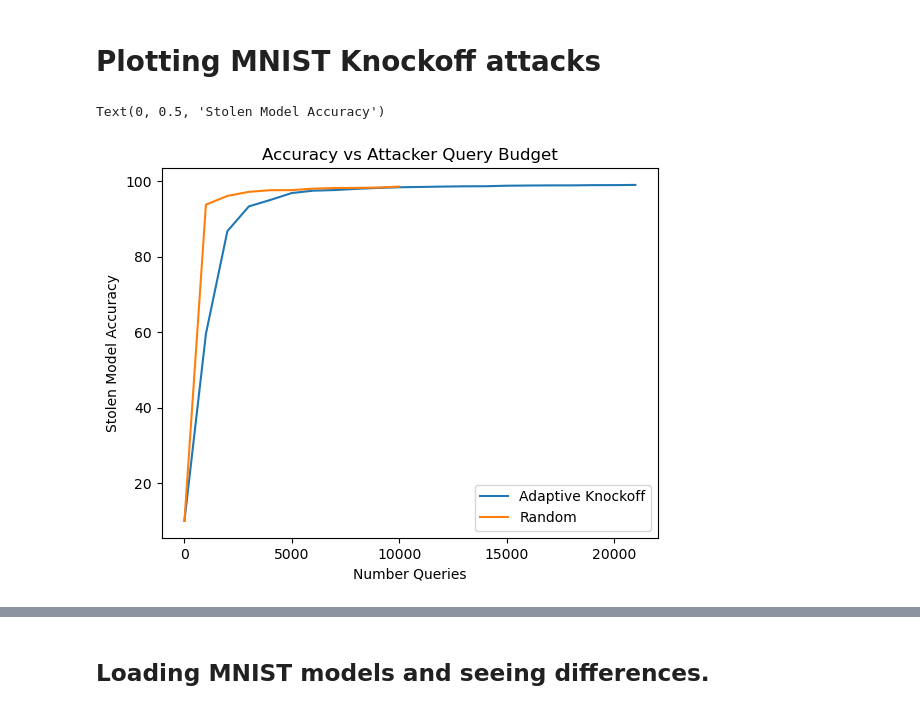
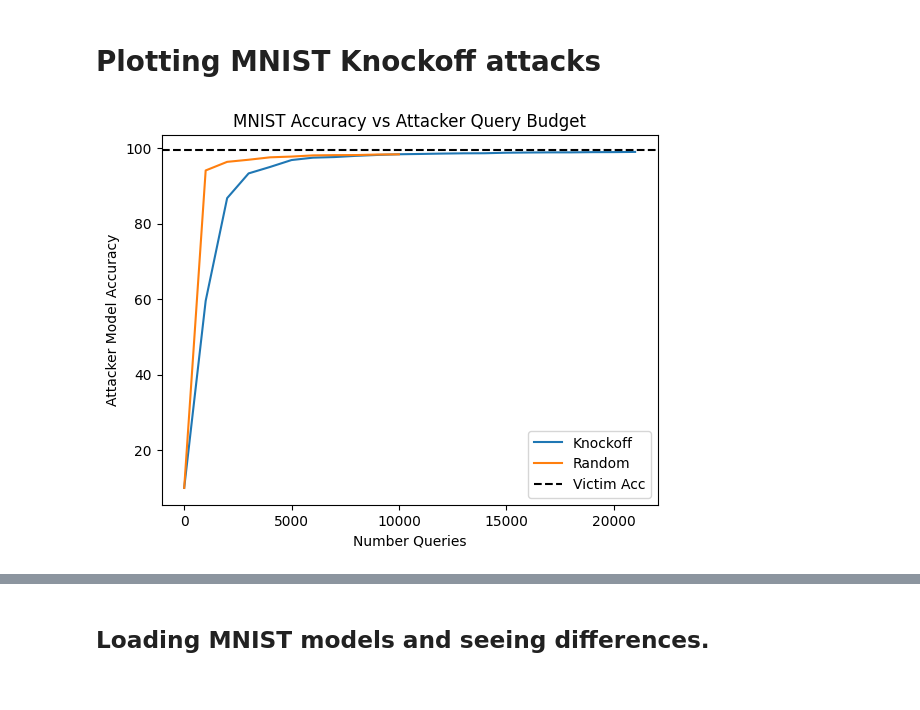
Before and after one commit to scwyllie/CSC413-Project, a Jupyter notebook: plotting_mstealing.ipynb, the cells around one changed output, grey strips where cells are left out. Cells and saved outputs as stored; diff of their text form; code cells hidden in the pictures.

Commit message:
images

```diff
--- a/plotting_mstealing.ipynb
+++ b/plotting_mstealing.ipynb
@@ -13,18 +14,19 @@ import torch.nn.functional as F
 # %% [markdown]
 # Plotting MNIST Knockoff attacks
 # %%
-random_mnist_acc_path = '../random-extract/adaptive-model/mnist/MnistNetPate/1-models/random/log_raw_acc_PATE_cost_random.txt'
+random_mnist_acc_path = './random-extract/adaptive-model/mnist/MnistNetPate/1-models/random/log_raw_acc_PATE_cost_random.txt'
 random_mnist_acc = pd.read_csv(random_mnist_acc_path)
 # %%
-knockoff_mnist_acc_path = '../model-extraction-iclr/adaptive-model/mnist_imagenet/MnistNetPate/1-models/knockoff/log_raw_acc_PATE_cost_knockoff.txt'
+knockoff_mnist_acc_path = './knockoff-extract/adaptive-model/mnist_imagenet/MnistNetPate/1-models/knockoff/log_raw_acc_PATE_cost_knockoff.txt'
 knockoff_mnist_acc = pd.read_csv(knockoff_mnist_acc_path)
 # %%
-plt.plot(knockoff_mnist_acc['queries'], knockoff_mnist_acc['accuracy'], label='Adaptive Knockoff')
+plt.plot(knockoff_mnist_acc['queries'], knockoff_mnist_acc['accuracy'], label='Knockoff')
 plt.plot(random_mnist_acc['queries'], random_mnist_acc['accuracy'], label='Random')
+plt.axhline(99.39, color='black', linestyle='--', label='Victim Acc')
 plt.legend()
-plt.title("Accuracy vs Attacker Query Budget")
+plt.title("MNIST Accuracy vs Attacker Query Budget")
 plt.xlabel('Number Queries')
-plt.ylabel('Stolen Model Accuracy')
+plt.ylabel('Attacker Model Accuracy')
+plt.savefig('./mnistacc.png', dpi=400)
 # %% [output]
-Text(0, 0.5, 'Stolen Model Accuracy')
-[figure, old version]
+[figure, new version]
```
Also changed, not shown: parts of 13 cells of this notebook, 4 other files.
